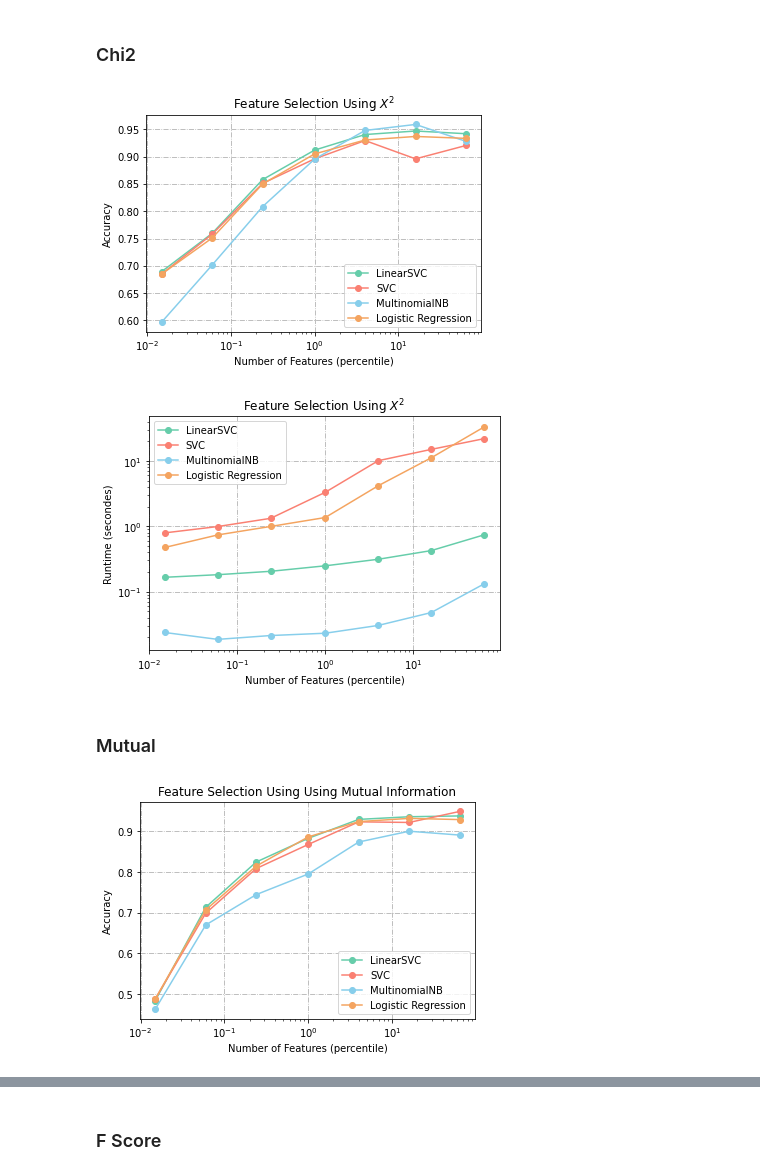
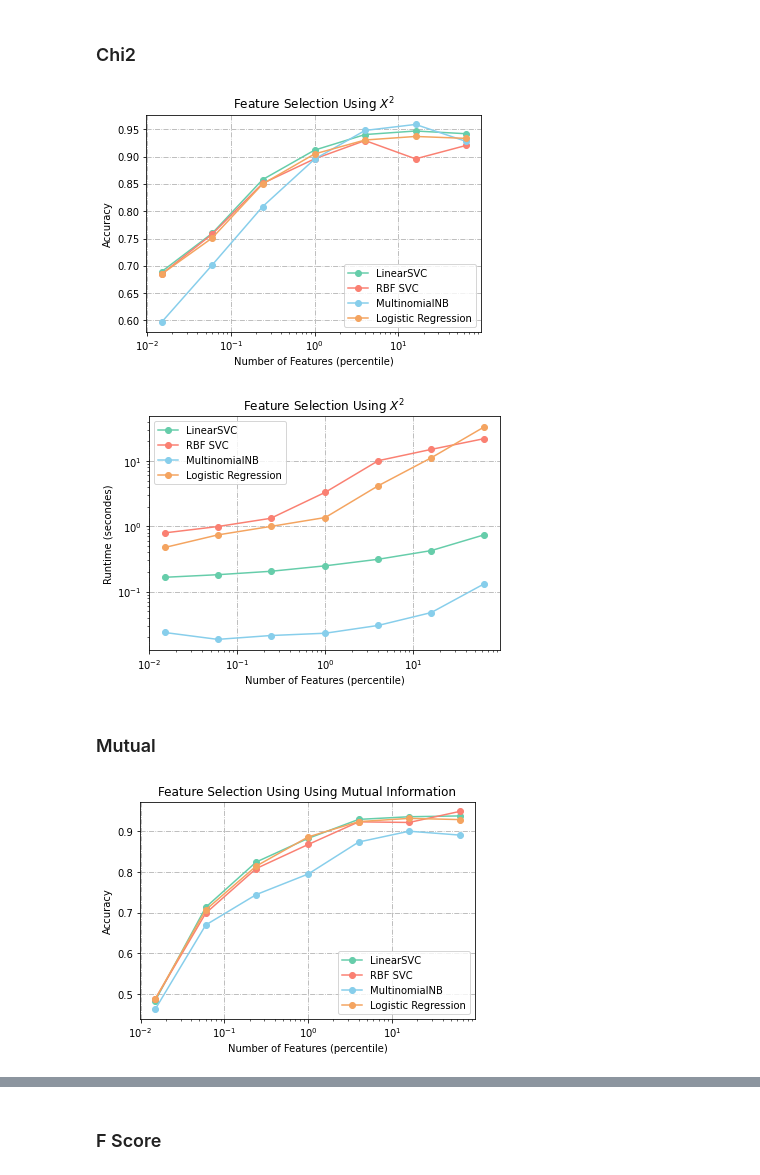
Before and after one commit to jwang44/crispy-fiesta, a Jupyter notebook: runtime_accu.ipynb, the cells around one changed output, grey strips where cells are left out. Cells and saved outputs as stored; diff of their text form; code cells hidden in the pictures.

```diff
--- a/runtime_accu.ipynb
+++ b/runtime_accu.ipynb
@@ -612,25 +612,25 @@ plt.show()
 # %%
 # plot accuracy with x2
 # Data
 df=pd.DataFrame({'x_values': per_range, 'y1_values': acc_linearsvc, 'y2_values': acc_svc, 'y3_values': acc_MNB, 'y4_values': acc_LR})
 
 # multiple line plots
 #plt.figure(figsize=(8,5))
 plt.plot( 'x_values', 'y1_values', data=df, marker='.', markerfacecolor='mediumaquamarine', markersize=12, color='mediumaquamarine', label="LinearSVC")
-plt.plot( 'x_values', 'y2_values', data=df, marker='.', markerfacecolor='salmon', markersize=12, color='salmon', label="SVC")
+plt.plot( 'x_values', 'y2_values', data=df, marker='.', markerfacecolor='salmon', markersize=12, color='salmon', label="RBF SVC")
 plt.plot( 'x_values', 'y3_values', data=df, marker='.', markerfacecolor='skyblue', markersize=12, color='skyblue', label="MultinomialNB")
 plt.plot( 'x_values', 'y4_values', data=df, marker='.', markerfacecolor='sandybrown', markersize=12, color='sandybrown', label="Logistic Regression")
 plt.xscale('log')
 plt.grid(linestyle='-.')
 plt.legend()
 plt.title('Feature Selection Using $X^2$')
 plt.xlabel('Number of Features (percentile)')
 plt.ylabel('Accuracy')
 plt.savefig('acc_x2.png')
 fig_width, fig_height = plt.gcf().get_size_inches()
 plt.show()
 # %% [output]
-[figure, old version]
+[figure, new version]
 # %%
 # plot runtime with x2
 # Data
@@ -639,7 +639,7 @@ df=pd.DataFrame({'x_values': per_range, 'y1_values': t_linearsvc, 'y2_values': t
 # multiple line plots
 plt.figure(figsize=(fig_width+0.3,fig_height+0.3))
 plt.plot( 'x_values', 'y1_values', data=df, marker='.', markerfacecolor='mediumaquamarine', markersize=12, color='mediumaquamarine', label="LinearSVC")
-plt.plot( 'x_values', 'y2_values', data=df, marker='.', markerfacecolor='salmon', markersize=12, color='salmon', label="SVC")
+plt.plot( 'x_values', 'y2_values', data=df, marker='.', markerfacecolor='salmon', markersize=12, color='salmon', label="RBF SVC")
 plt.plot( 'x_values', 'y3_values', data=df, marker='.', markerfacecolor='skyblue', markersize=12, color='skyblue', label="MultinomialNB")
 plt.plot( 'x_values', 'y4_values', data=df, marker='.', markerfacecolor='sandybrown', markersize=12, color='sandybrown', label="Logistic Regression")
 plt.xscale('log')
@@ -652,7 +652,7 @@ plt.ylabel('Runtime (secondes)')
 plt.savefig('t_x2.png')
 plt.show()
 # %% [output]
-[figure, old version]
+[figure, new version]
 # %% [markdown]
 ### Mutual
 # %%
@@ -663,7 +663,7 @@ df=pd.DataFrame({'x_values': per_range, 'y1_values': m_acc_linearsvc, 'y2_values
 # multiple line plots
 #plt.figure(figsize=(8,5))
 plt.plot( 'x_values', 'y1_values', data=df, marker='.', markerfacecolor='mediumaquamarine', markersize=12, color='mediumaquamarine', label="LinearSVC")
-plt.plot( 'x_values', 'y2_values', data=df, marker='.', markerfacecolor='salmon', markersize=12, color='salmon', label="SVC")
+plt.plot( 'x_values', 'y2_values', data=df, marker='.', markerfacecolor='salmon', markersize=12, color='salmon', label="RBF SVC")
 plt.plot( 'x_values', 'y3_values', data=df, marker='.', markerfacecolor='skyblue', markersize=12, color='skyblue', label="MultinomialNB")
 plt.plot( 'x_values', 'y4_values', data=df, marker='.', markerfacecolor='sandybrown', markersize=12, color='sandybrown', label="Logistic Regression")
 plt.xscale('log')
@@ -676,7 +676,7 @@ plt.savefig('acc_mutual.png')
 fig_width, fig_height = plt.gcf().get_size_inches()
 plt.show()
 # %% [output]
-[figure, old version]
+[figure, new version]
 # %%
 # plot runtime with x2
 # Data
```
Also changed, not shown: parts of 3 cells of this notebook.
